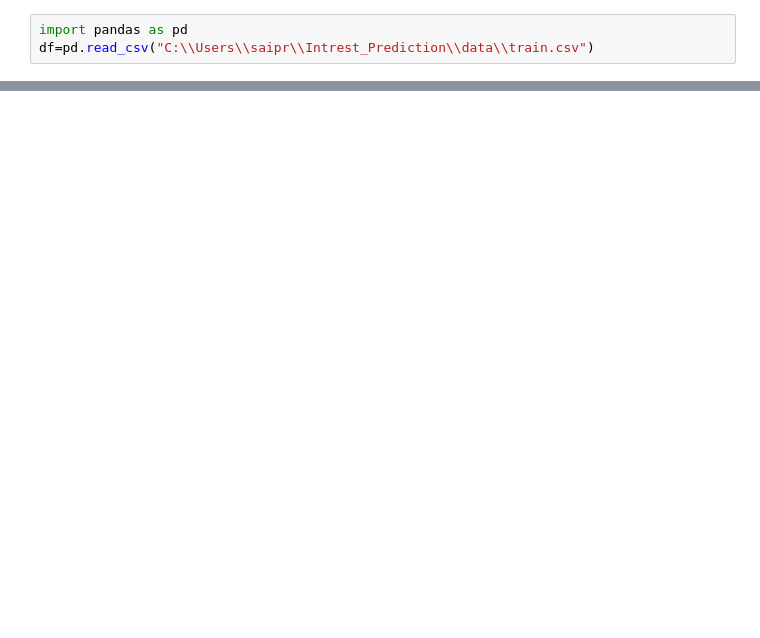
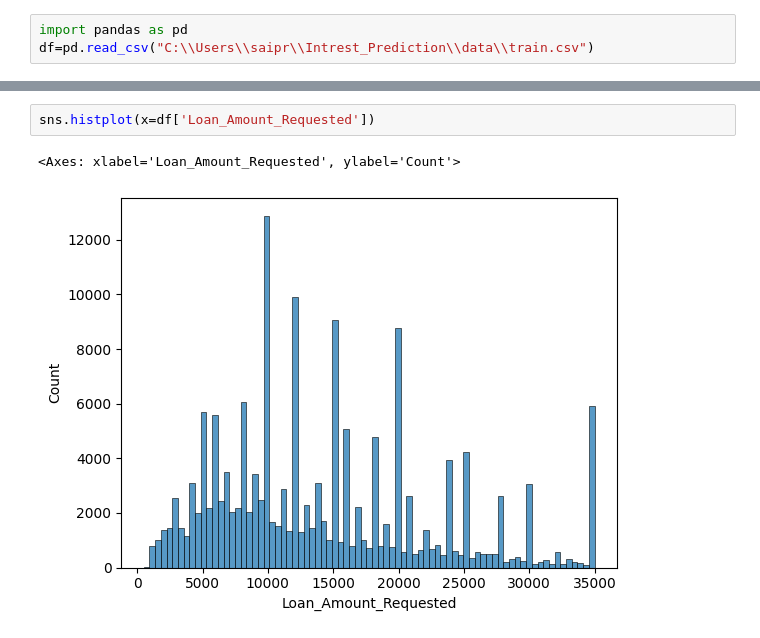
Before and after one commit to ka1817/Interest-Rate-Category-Prediction-Using-Supervised-Learning, a Jupyter notebook: notebook/eda.ipynb, the cells around one changed output, grey strips where cells are left out. Cells and saved outputs as stored; diff of their text form; blank space fills up the shorter version.

```diff
--- a/notebook/eda.ipynb
+++ b/notebook/eda.ipynb
@@ -46,0 +186,5 @@ df
+# %%
+sns.histplot(x=df['Loan_Amount_Requested'])
+# %% [output]
+<Axes: xlabel='Loan_Amount_Requested', ylabel='Count'>
+[figure, added]
```
Also changed, not shown: parts of 34 cells of this notebook.
